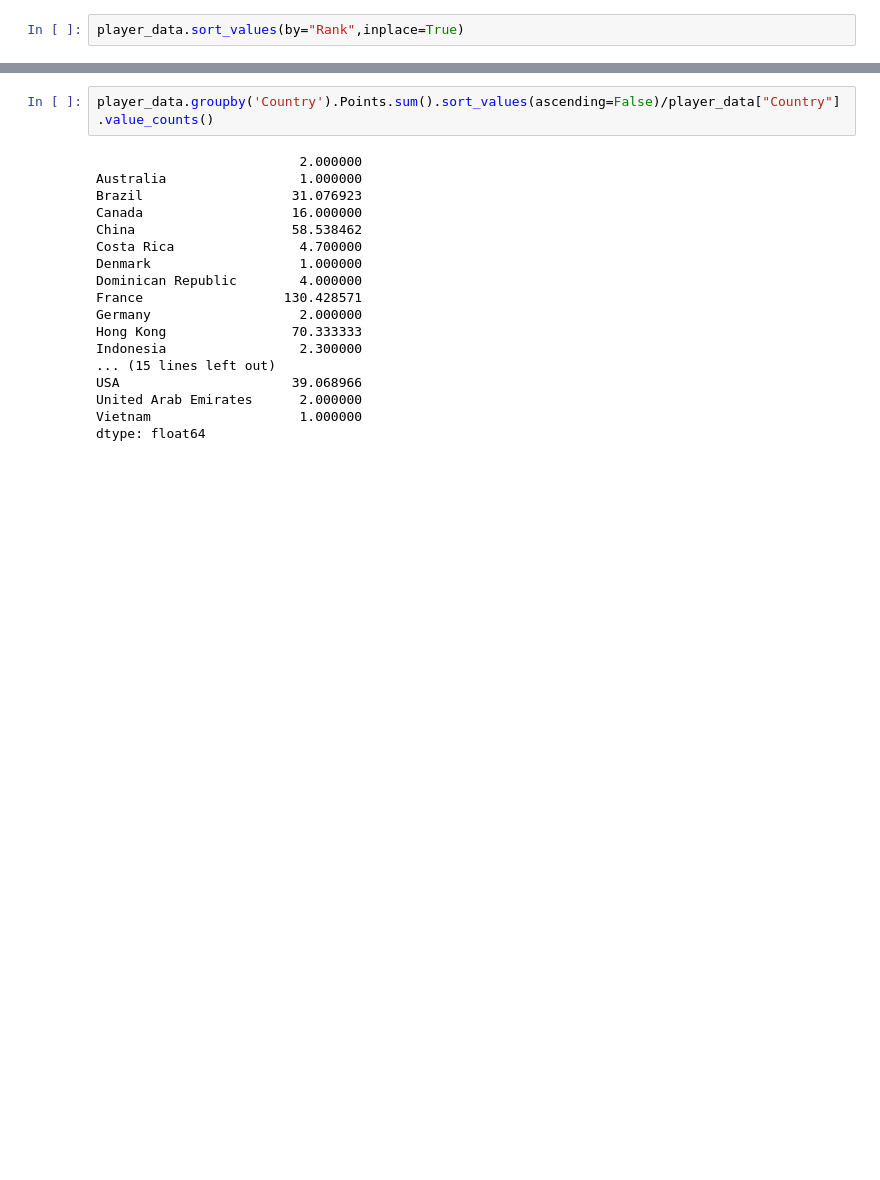
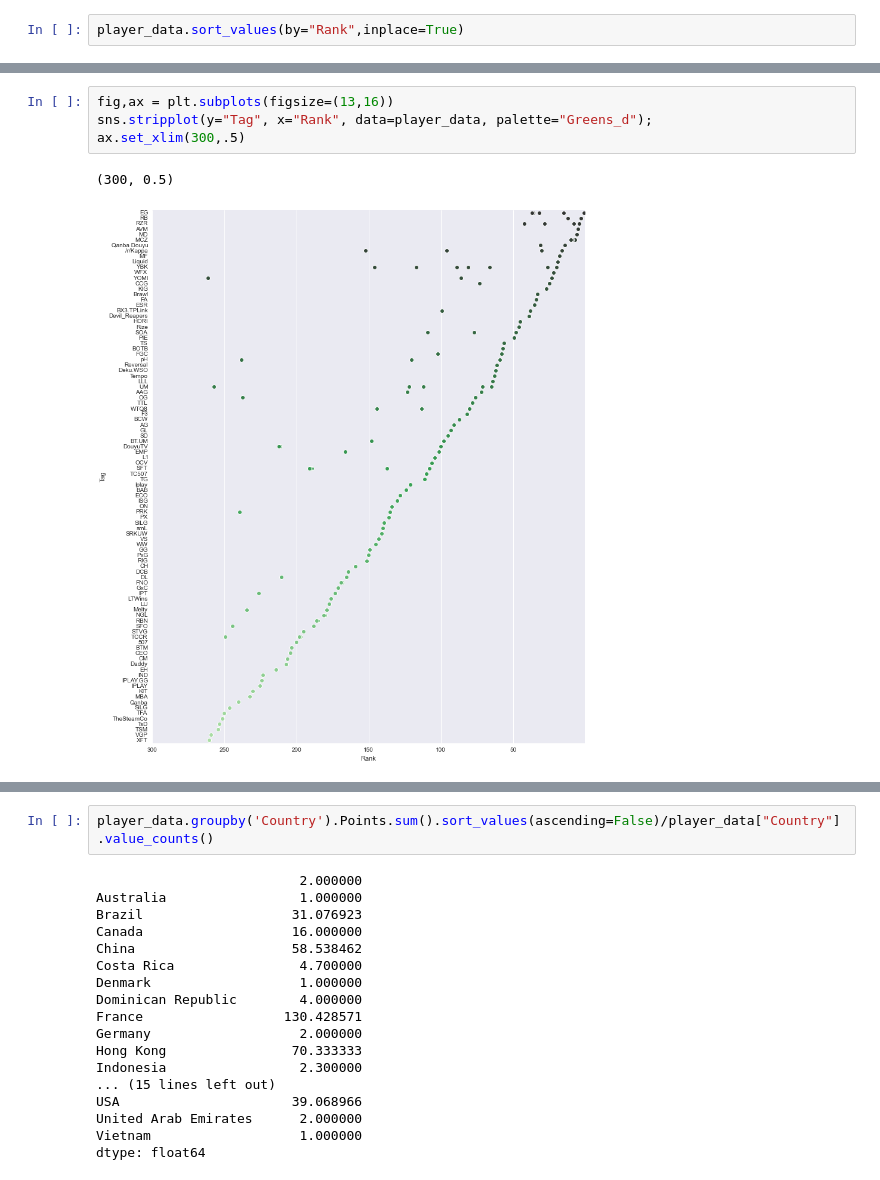
Before and after one commit to meowklaski/CPTAnaly, a Jupyter notebook: Pandas Stuff.ipynb, the cells around one changed output, grey strips where cells are left out. Cells and saved outputs as stored; diff of their text form; blank space fills up the shorter version.

```diff
--- a/Pandas Stuff.ipynb
+++ b/Pandas Stuff.ipynb
@@ -35,0 +171,7 @@ player_data.sort_values(by="Rank",inplace=True)
+# %%
+fig,ax = plt.subplots(figsize=(13,16))
+sns.stripplot(y="Tag", x="Rank", data=player_data, palette="Greens_d");
+ax.set_xlim(300,.5)
+# %% [output]
+(300, 0.5)
+[figure, added]
```
Also changed, not shown: parts of 30 cells of this notebook, 9 other files.
